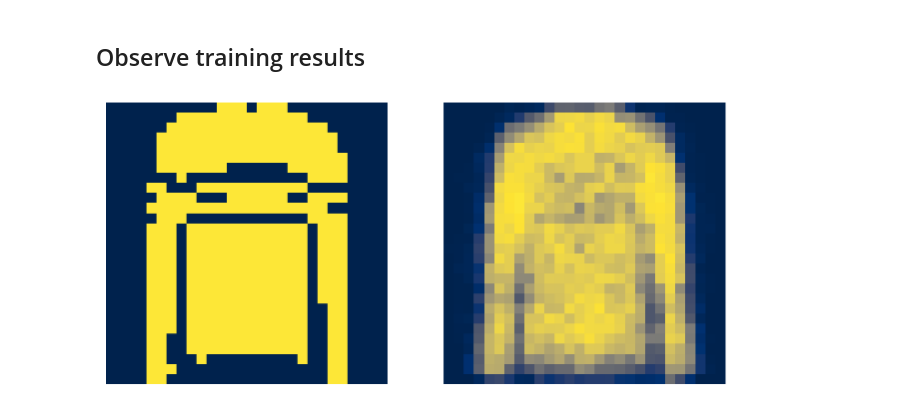
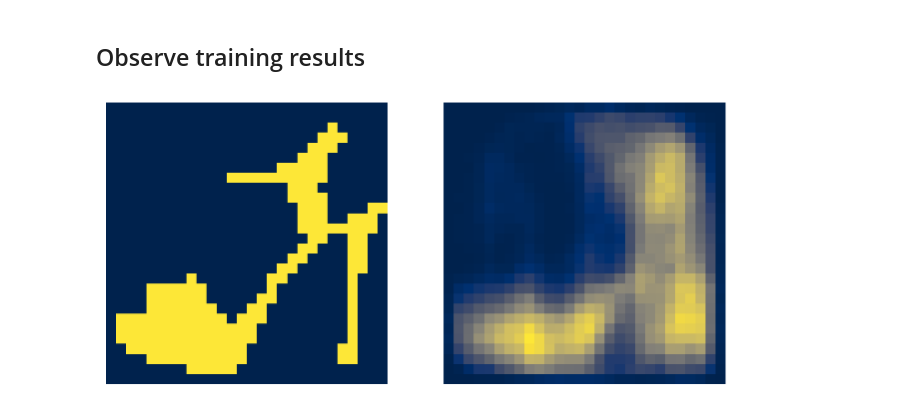
Before and after one commit to gerdm/hard-em-lvm, a Jupyter notebook: notebooks/17-unamortised-test.ipynb, the cells around one changed output. Drawn from its saved outputs; the diff is of its cells as text; code cells hidden in the pictures.

```diff
--- a/notebooks/17-unamortised-test.ipynb
+++ b/notebooks/17-unamortised-test.ipynb
@@ -272,12 +272,12 @@ class DeltaEncoder(nn.Module):
         return self.z
 # %% [markdown]
 ## Setup
-# %%
-batch_size = 200
-key = jax.random.PRNGKey(314)
-warmup, test = hlax.datasets.load_fashion_mnist(n_train=1_000, n_test=100, normalize=False)
-X_warmup = warmup[0].round()
-X_test = test[0].round()
+# %%
+batch_size = 200
+key = jax.random.PRNGKey(314)
+warmup, test = hlax.datasets.load_fashion_mnist(n_train=15_000, n_test=5_000, normalize=False)
+X_warmup = warmup[0].round()
+X_test = test[0].round()
 # %%
 dim_latent = 50
 num_obs, *dim_obs = X_warmup.shape
@@ -307,16 +307,20 @@ dim_latent = 50
     num_e_steps = 5
     num_m_steps = 0
 # %%
+num_epochs = 100
+step = 2
+
+
 config["train"]["learning_rate"] = 1e-4
-config["train"]["hard_em"]["num_its_latent"] = 10
-config["train"]["hard_em"]["num_its_params"] = 5
-config["train"]["num_epochs"] = 1000
+config["train"]["hard_em"]["num_its_latent"] = 25
+config["train"]["hard_em"]["num_its_params"] = 1
+config["train"]["num_epochs"] = num_epochs
 config["train"]["vae"]["num_is_samples"] = 5
-# config["train"]["eval_epochs"] = list(range(0, 4000 + 50, 200))
-config["train"]["eval_epochs"] = [1] + list(range(10, 1025, 25))
+config["train"]["eval_epochs"] = [1] + list(range(0, num_epochs + step, step))[1:]
+
 
 config["test"]["learning_rate"] = 1e-2
-config["test"]["num_epochs"] = 1000
+config["test"]["num_epochs"] = 300
 config["test"]["num_e_steps"] = 1
 config["test"]["num_m_steps"] = 0
 config["test"]["num_is_samples"] = 1
@@ -515,27 +517,27 @@ plt.plot(res_uvae["test"]["hist_loss"][ix_epoch])
 # %% [markdown]
 ## Observe training results
 # %%
-ix_target = 5
+ix_target = 9
 res = res_hem
 model = model_hem
 
 state_final = res["train"]["state_final"]
 params= state_final.params
 vals = model.apply(params, X_warmup, key)[1]# [-1][0]
 
 img_reconstruct = vals[ix_target].reshape(28, 28)
 img_reconstruct = nn.sigmoid(img_reconstruct)
 
 img_target = X_warmup[ix_target].reshape(28, 28)
 
 fig, ax = plt.subplots(1, 2, figsize=(8, 4))
 ax[0].imshow(img_target, cmap="cividis")
 ax[1].imshow(img_reconstruct, cmap="cividis")
 
 ax[0].axis("off")
 ax[1].axis("off");
 # %% [output]
-[figure, old version]
+[figure, new version]
 # %%
 from functools import partial
 apply_fn = partial(config_test.model.apply, num_samples=10)
```
Also changed, not shown: parts of 18 cells of this notebook.
